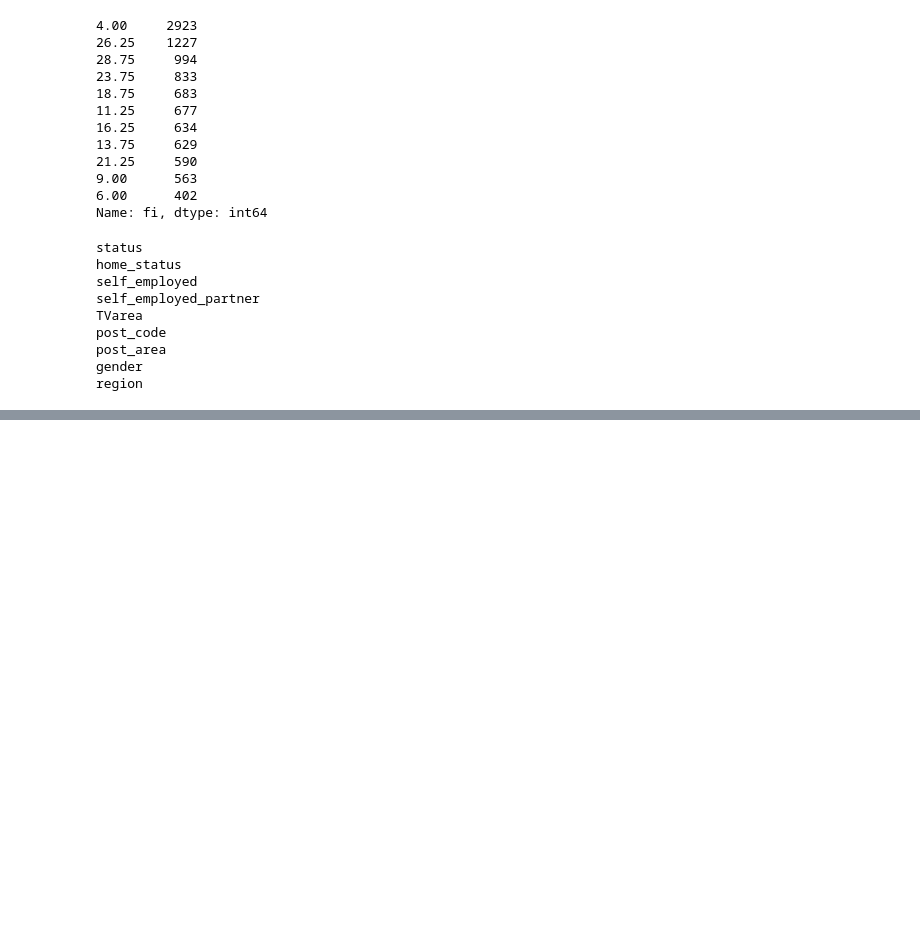
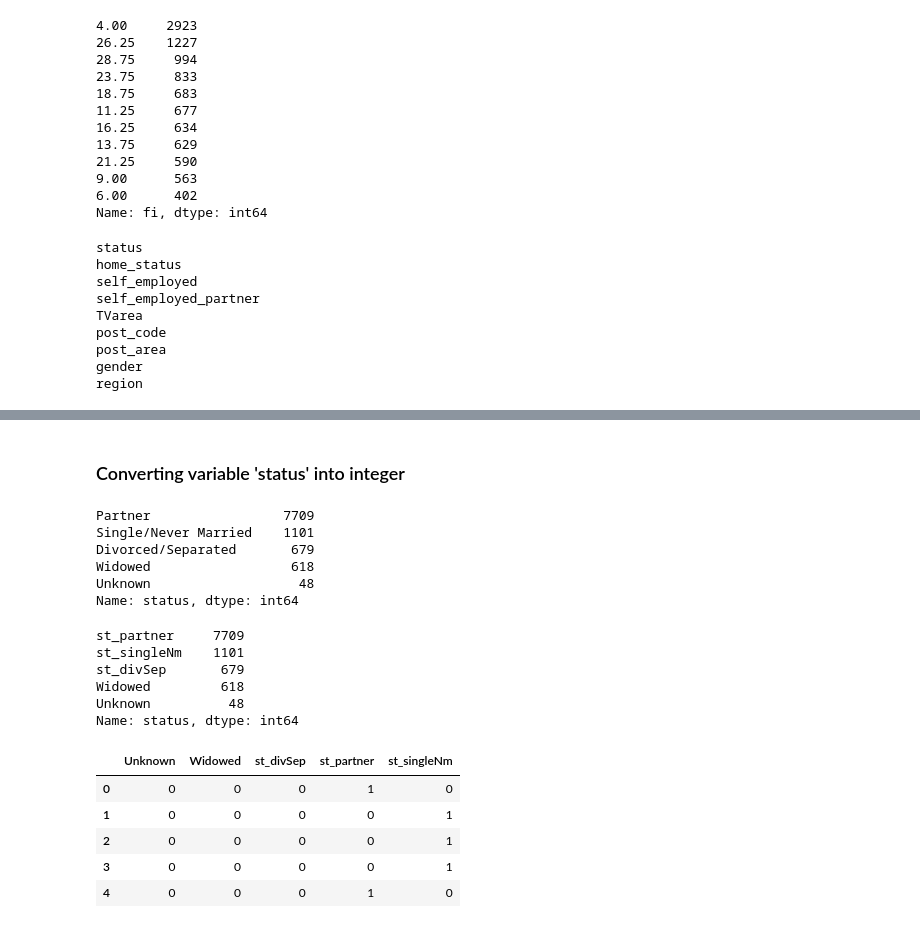
Before and after one commit to thileepanp/Logisitc-Regression, a Jupyter notebook: Logistic Regression.ipynb, the cells around one changed output, grey strips where cells are left out. Cells and saved outputs as stored; diff of their text form; code cells hidden in the pictures; blank space fills up the shorter version.

```diff
--- a/Logistic Regression.ipynb
+++ b/Logistic Regression.ipynb
@@ -558,0 +605,2 @@ region
+# %%
+stockTradingData['selfEmployedPartnerYes'] = np.where(stockTradingData['self_employed_partner']=='Yes',1,0)
@@ -558,0 +625,11 @@ region
+# %% [markdown]
+### Converting variable 'status' into integer
+# %%
+stockTradingData['status'].value_counts()
+# %% [output]
+Partner                 7709
+Single/Never Married    1101
+Divorced/Separated       679
+Widowed                  618
+Unknown                   48
+Name: status, dtype: int64
@@ -558,0 +640,9 @@ region
+# %%
+stockTradingData['status'].value_counts()
+# %% [output]
+st_partner     7709
+st_singleNm    1101
+st_divSep       679
+Widowed         618
+Unknown          48
+Name: status, dtype: int64
@@ -558,0 +651,9 @@ region
+# %%
+statusDummies.head()
+# %% [output]
+|  | Unknown | Widowed | st_divSep | st_partner | st_singleNm |
+| 0 | 0 | 0 | 0 | 1 | 0 |
+| 1 | 0 | 0 | 0 | 0 | 1 |
+| 2 | 0 | 0 | 0 | 0 | 1 |
+| 3 | 0 | 0 | 0 | 0 | 1 |
+| 4 | 0 | 0 | 0 | 1 | 0 |
```
Also changed, not shown: parts of 41 cells of this notebook.
